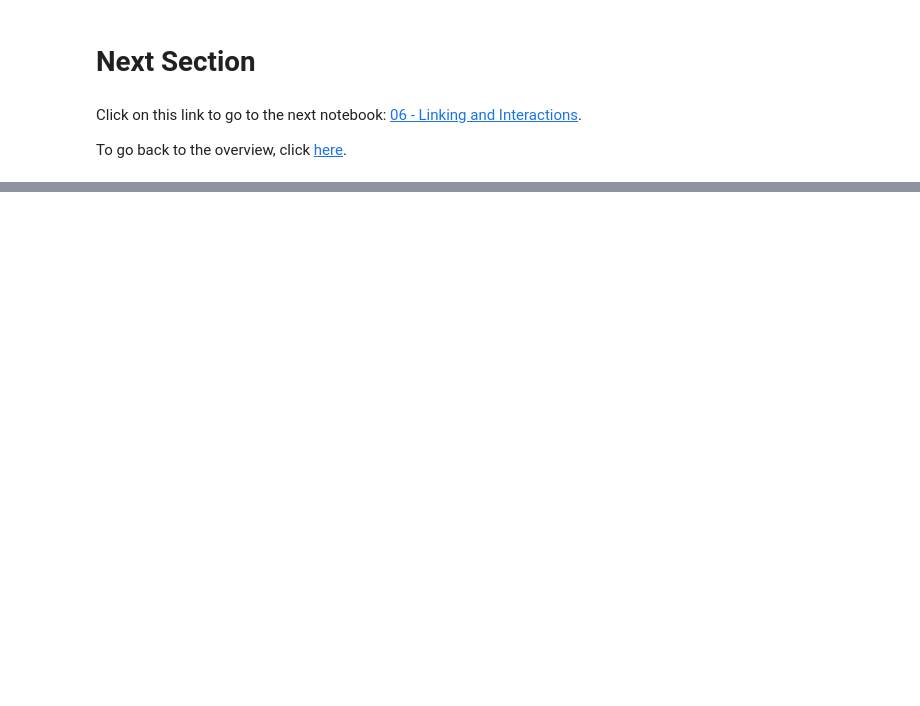
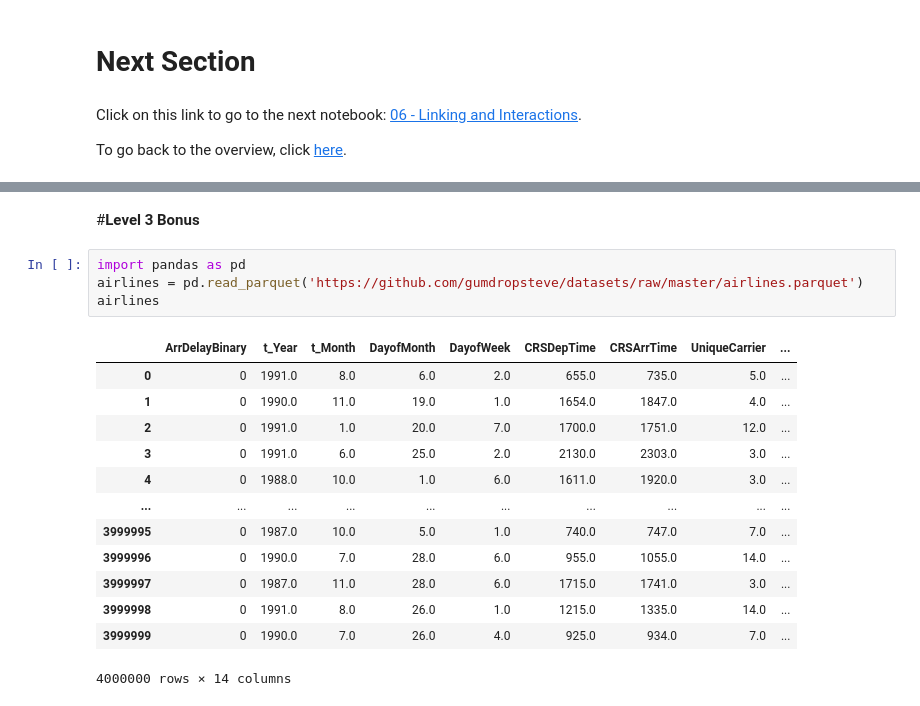
Before and after one commit to ibedoor/Coding-Dojo-Python, a Jupyter notebook: Copy_of_05_Presentation_Layouts.ipynb, the cells around one changed output, grey strips where cells are left out. Cells and saved outputs as stored; diff of their text form; blank space fills up the shorter version.

```diff
--- a/Copy_of_05_Presentation_Layouts.ipynb
+++ b/Copy_of_05_Presentation_Layouts.ipynb
@@ -125,0 +237,20 @@ To go back to the overview, click [here](00%20-%20Introduction%20and%20Setup.ipy
+# %% [markdown]
+#**Level 3 Bonus**
+# %%
+import pandas as pd
+airlines = pd.read_parquet('https://github.com/gumdropsteve/datasets/raw/master/airlines.parquet')
+airlines
+# %% [output]
+|  | ArrDelayBinary | t_Year | t_Month | DayofMonth | DayofWeek | CRSDepTime | CRSArrTime | UniqueCarrier | ... |
+| 0 | 0 | 1991.0 | 8.0 | 6.0 | 2.0 | 655.0 | 735.0 | 5.0 | ... |
+| 1 | 0 | 1990.0 | 11.0 | 19.0 | 1.0 | 1654.0 | 1847.0 | 4.0 | ... |
+| 2 | 0 | 1991.0 | 1.0 | 20.0 | 7.0 | 1700.0 | 1751.0 | 12.0 | ... |
+| 3 | 0 | 1991.0 | 6.0 | 25.0 | 2.0 | 2130.0 | 2303.0 | 3.0 | ... |
+| 4 | 0 | 1988.0 | 10.0 | 1.0 | 6.0 | 1611.0 | 1920.0 | 3.0 | ... |
+| ... | ... | ... | ... | ... | ... | ... | ... | ... | ... |
+| 3999995 | 0 | 1987.0 | 10.0 | 5.0 | 1.0 | 740.0 | 747.0 | 7.0 | ... |
+| 3999996 | 0 | 1990.0 | 7.0 | 28.0 | 6.0 | 955.0 | 1055.0 | 14.0 | ... |
+| 3999997 | 0 | 1987.0 | 11.0 | 28.0 | 6.0 | 1715.0 | 1741.0 | 3.0 | ... |
+| 3999998 | 0 | 1991.0 | 8.0 | 26.0 | 1.0 | 1215.0 | 1335.0 | 14.0 | ... |
+| 3999999 | 0 | 1990.0 | 7.0 | 26.0 | 4.0 | 925.0 | 934.0 | 7.0 | ... |
+4000000 rows × 14 columns
```
Also changed, not shown: parts of 25 cells of this notebook.
